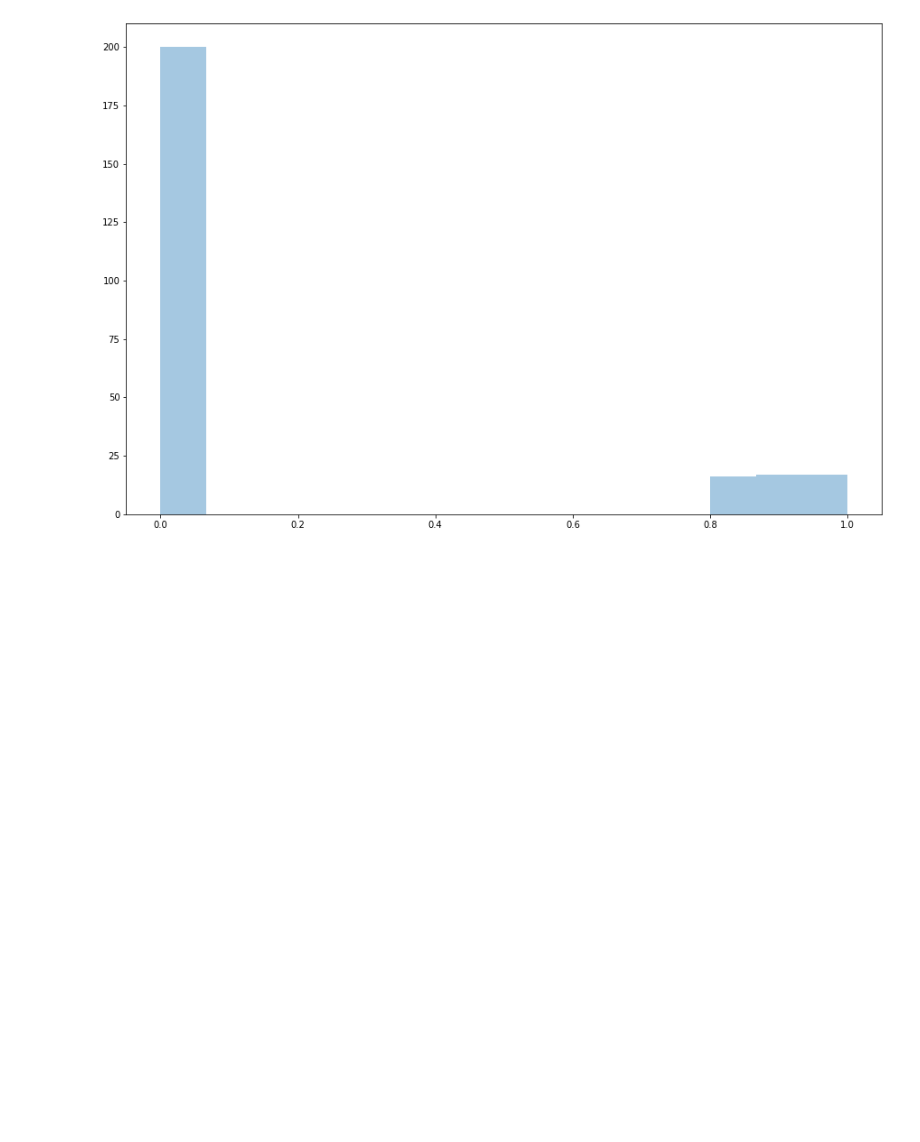
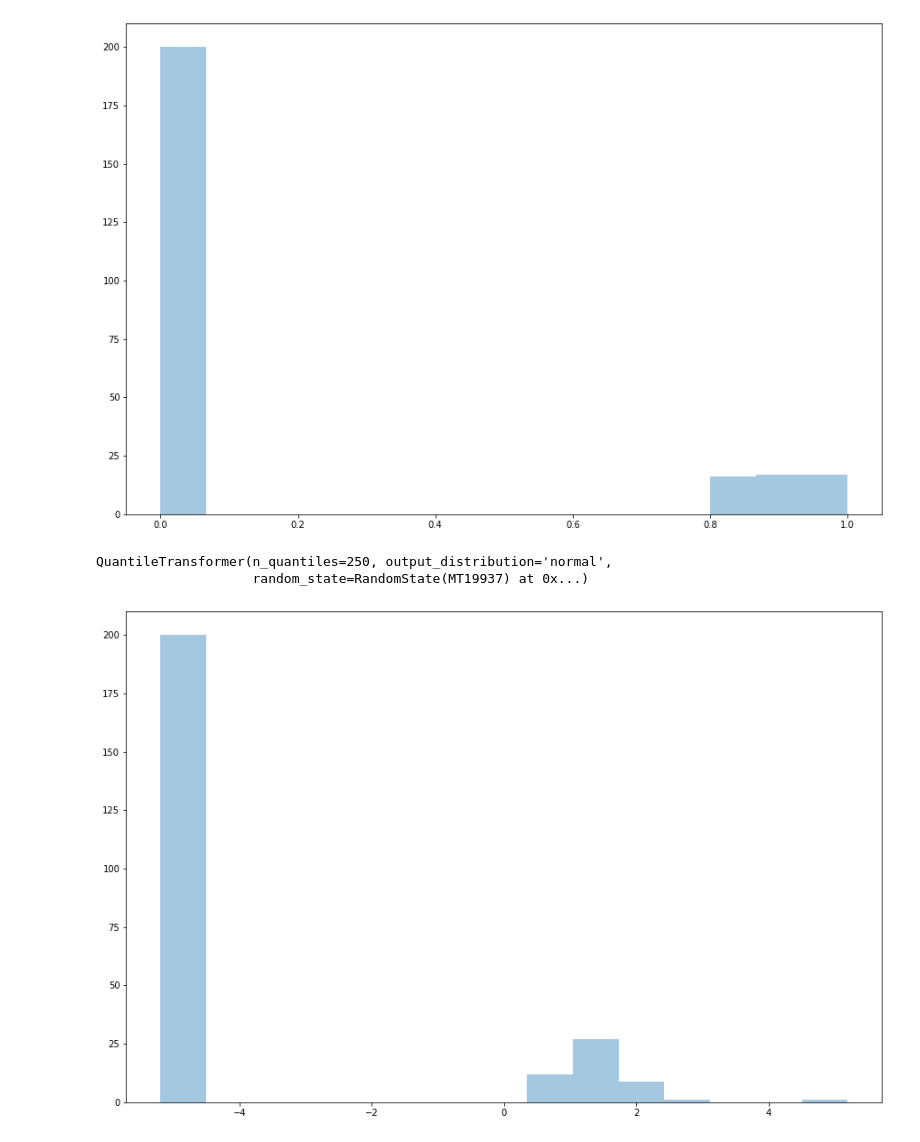
Before and after one commit to nmartinezs2017/coursing-ml, a Jupyter notebook: coursing-ml/notebooks/feature_engenieering.ipynb, the cells around one changed output. Drawn from its saved outputs; the diff is of its cells as text; code cells hidden in the pictures; blank space fills up the shorter version.

```diff
--- a/coursing-ml/notebooks/feature_engenieering.ipynb
+++ b/coursing-ml/notebooks/feature_engenieering.ipynb
@@ -299,3 +299,22 @@ def continuous_var_distplot(x,output_path=None,bins=None):
 continuous_var_distplot(x=pt.transform(X))
 # %% [output]
 [figure]
+# %%
+from sklearn.preprocessing import PowerTransformer
+from sklearn.preprocessing import QuantileTransformer
+
+rng = np.random.RandomState(304)
+# n_quantiles is set to the training set size rather than the default value
+# to avoid a warning being raised by this example
+qt = QuantileTransformer(n_quantiles=250, output_distribution='normal',
+                         random_state=rng)
+# %%
+X = df[['n_reviews']]
+qt.fit(X)
+# %% [output]
+QuantileTransformer(n_quantiles=250, output_distribution='normal',
+                    random_state=RandomState(MT19937) at 0x...)
+# %%
+continuous_var_distplot(x=qt.transform(X))
+# %% [output]
+[figure, added]
```
Also changed, not shown: parts of 4 cells of this notebook, 9 other files.
